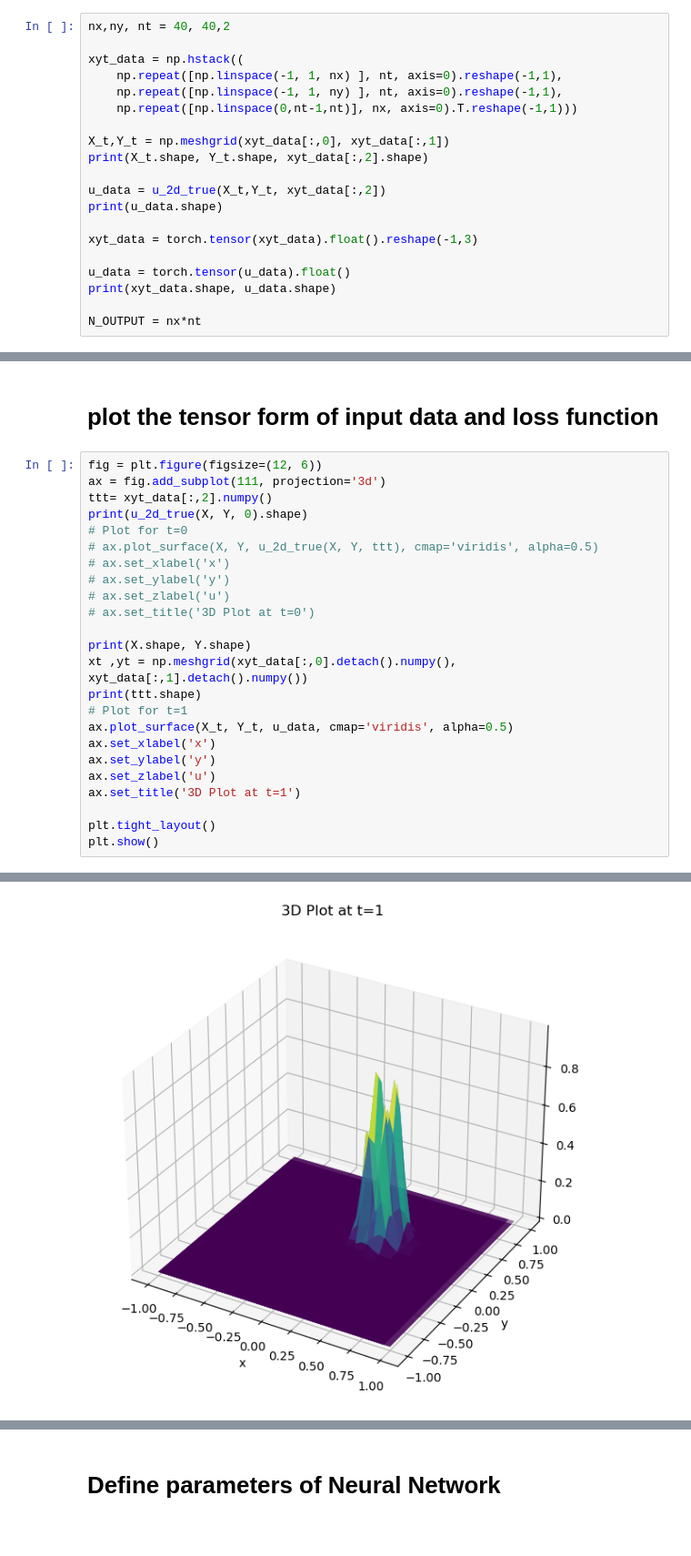
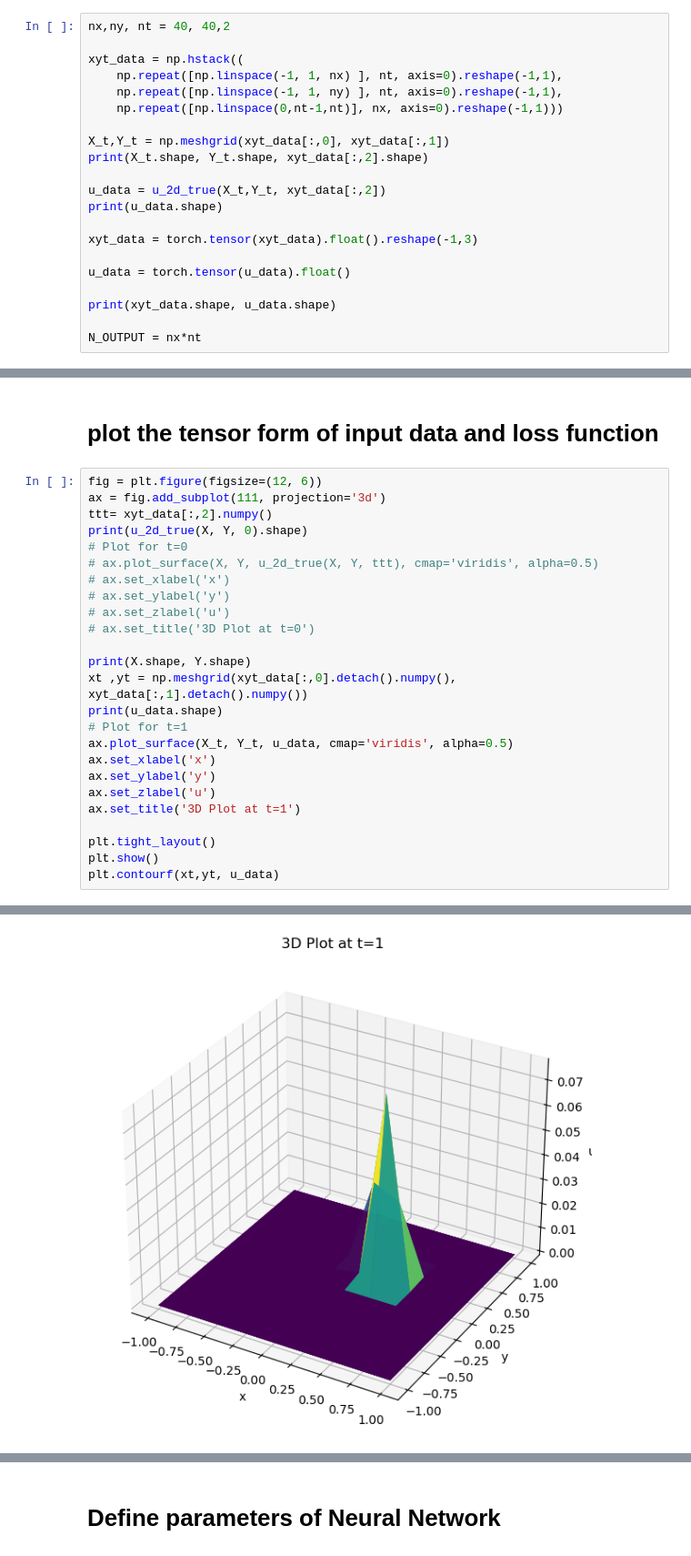
Before and after one commit to Tsomoriri/PhysNet-RadarNowcast, a Jupyter notebook: 2d-advection.ipynb, the cells around one changed output, grey strips where cells are left out. Shown: that part at 91% size. Saved outputs shown, nothing was run; the diff lists cells and outputs as text.

```diff
--- a/2d-advection.ipynb
+++ b/2d-advection.ipynb
@@ -107,7 +114,7 @@ nx,ny, nt = 40, 40,2
 xyt_data = np.hstack((
     np.repeat([np.linspace(-1, 1, nx) ], nt, axis=0).reshape(-1,1),
     np.repeat([np.linspace(-1, 1, ny) ], nt, axis=0).reshape(-1,1),
-    np.repeat([np.linspace(0,nt-1,nt)], nx, axis=0).T.reshape(-1,1)))
+    np.repeat([np.linspace(0,nt-1,nt)], nx, axis=0).reshape(-1,1)))
 
 X_t,Y_t = np.meshgrid(xyt_data[:,0], xyt_data[:,1])
 print(X_t.shape, Y_t.shape, xyt_data[:,2].shape)
@@ -118,6 +125,7 @@ print(u_data.shape)
 xyt_data = torch.tensor(xyt_data).float().reshape(-1,3)
 
 u_data = torch.tensor(u_data).float()
+
 print(xyt_data.shape, u_data.shape)
 
 N_OUTPUT = nx*nt
@@ -141,7 +149,7 @@ print(u_2d_true(X, Y, 0).shape)
 
 print(X.shape, Y.shape)
 xt ,yt = np.meshgrid(xyt_data[:,0].detach().numpy(), xyt_data[:,1].detach().numpy())
-print(ttt.shape)
+print(u_data.shape)
 # Plot for t=1
 ax.plot_surface(X_t, Y_t, u_data, cmap='viridis', alpha=0.5)
 ax.set_xlabel('x')
@@ -151,6 +159,7 @@ ax.set_title('3D Plot at t=1')
 
 plt.tight_layout()
 plt.show()
+plt.contourf(xt,yt, u_data)
 # %% [output]
 (40, 40)
 (40, 40) (40, 40)
@@ -158 +167 @@ plt.show()
-[figure, old version]
+[figure, new version]
```
Also changed, not shown: parts of 9 cells of this notebook, 39 other files.
